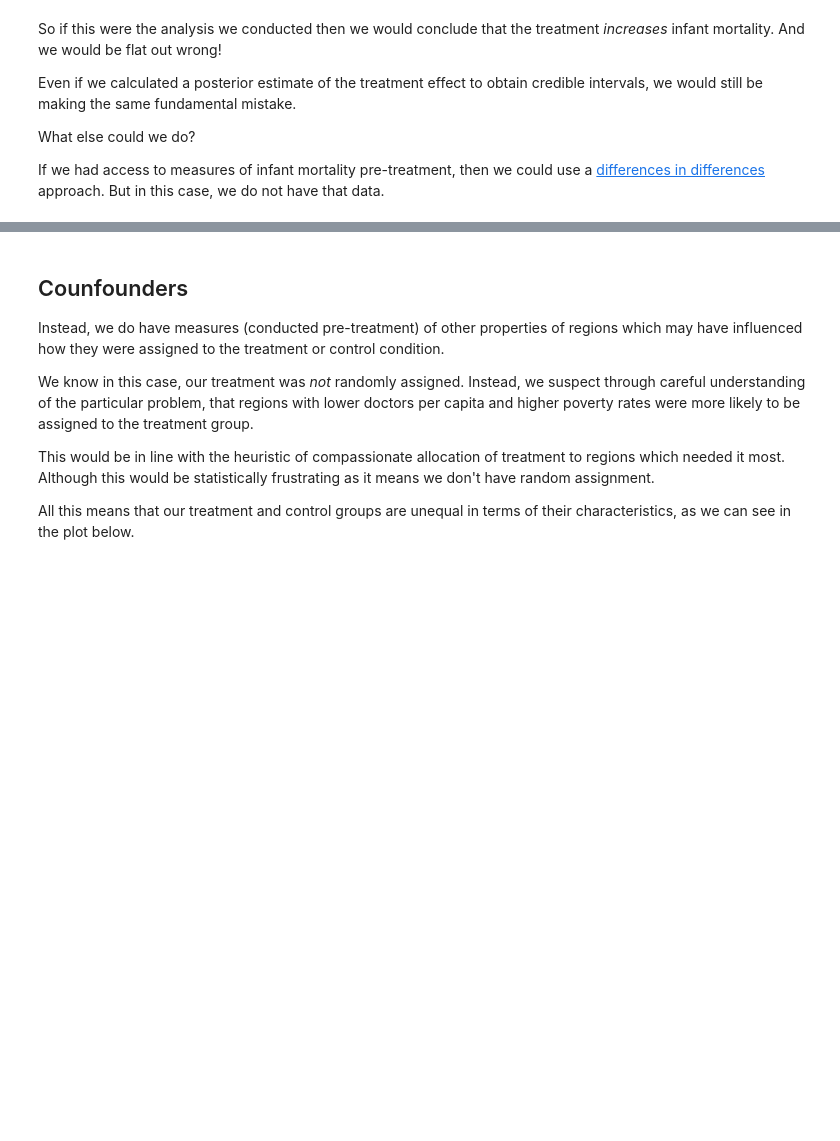
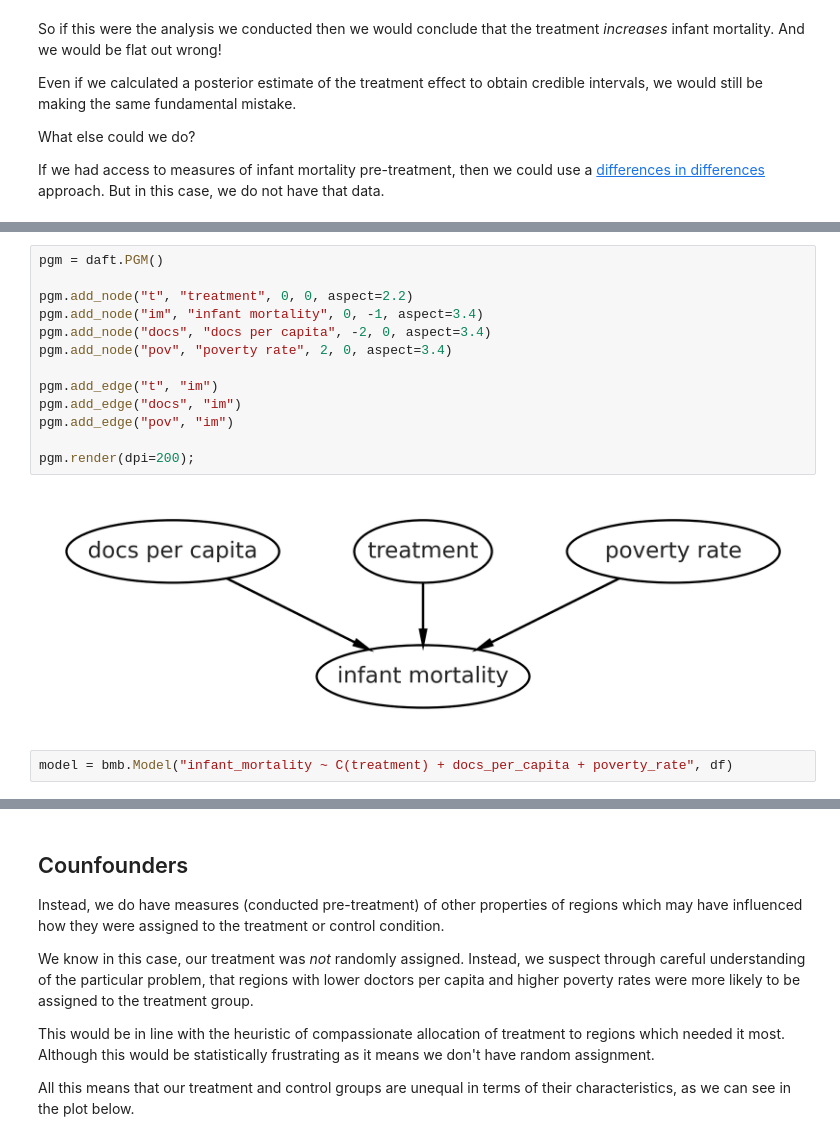
Before and after one commit to drbenvincent/pymc-examples, a Jupyter notebook: examples/causal_inference/propensity_scores.ipynb, the cells around one changed output, grey strips where cells are left out. Drawn from its saved outputs; the diff is of its cells as text; blank space fills up the shorter version.

```diff
--- a/examples/causal_inference/propensity_scores.ipynb
+++ b/examples/causal_inference/propensity_scores.ipynb
@@ -108,0 +124,17 @@ If we had access to measures of infant mortality pre-treatment, then we could us
+# %%
+pgm = daft.PGM()
+
+pgm.add_node("t", "treatment", 0, 0, aspect=2.2)
+pgm.add_node("im", "infant mortality", 0, -1, aspect=3.4)
+pgm.add_node("docs", "docs per capita", -2, 0, aspect=3.4)
+pgm.add_node("pov", "poverty rate", 2, 0, aspect=3.4)
+
+pgm.add_edge("t", "im")
+pgm.add_edge("docs", "im")
+pgm.add_edge("pov", "im")
+
+pgm.render(dpi=200);
+# %% [output]
+[figure, added]
+# %%
+model = bmb.Model("infant_mortality ~ C(treatment) + docs_per_capita + poverty_rate", df)
```
Also changed, not shown: parts of 14 cells of this notebook.
